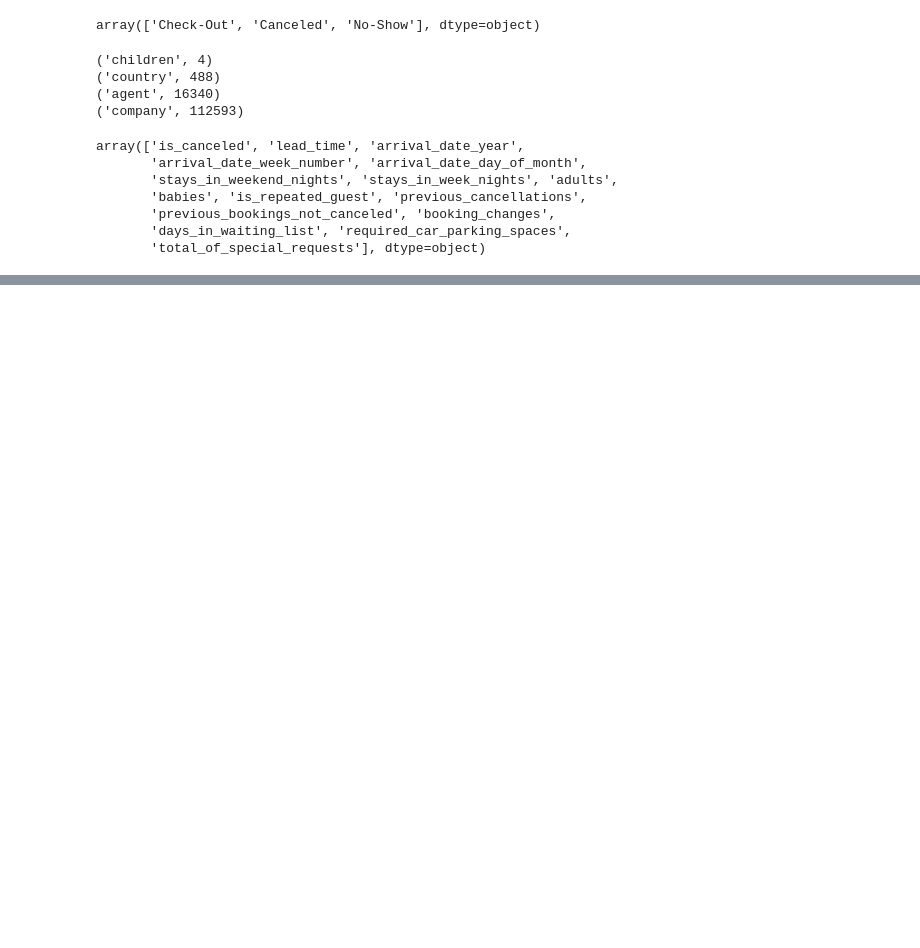
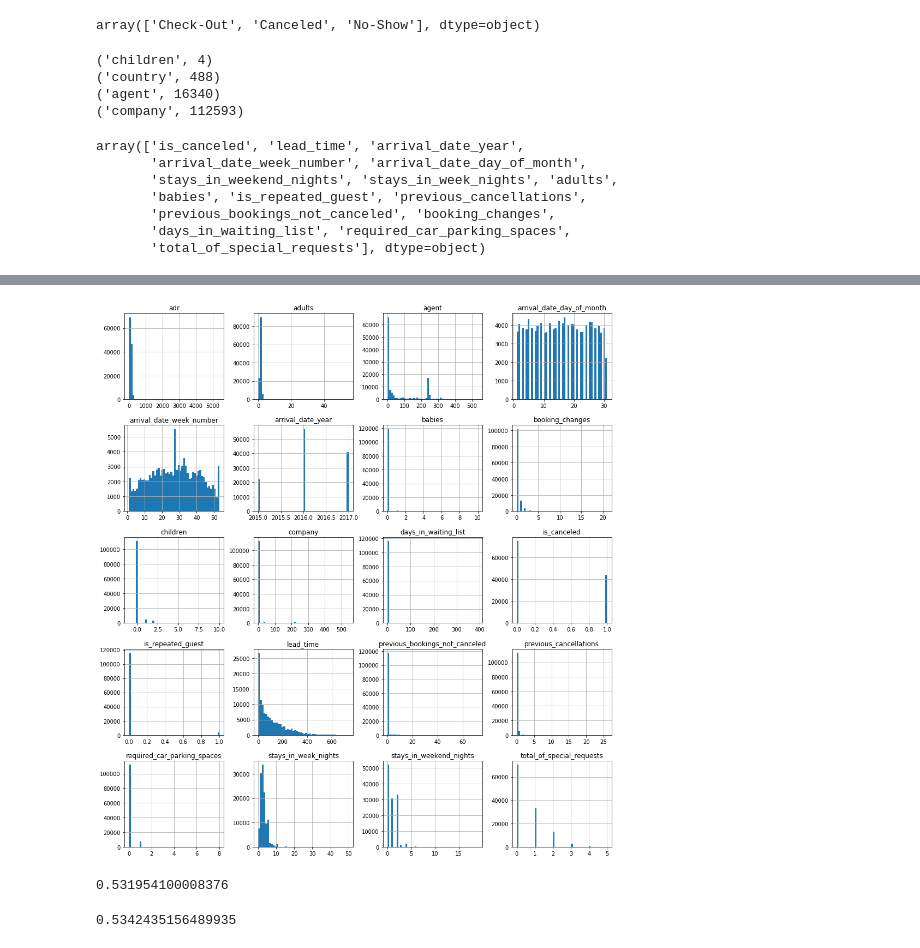
Before and after one commit to JusiaJusia/Machine_Learning, a Jupyter notebook: Dataset preparation .ipynb, the cells around one changed output, grey strips where cells are left out. Saved outputs shown, nothing was run; the diff lists cells and outputs as text; code cells hidden in the pictures; blank space fills up the shorter version.

Commit message:
data visualization code

```diff
--- a/Dataset preparation .ipynb
+++ b/Dataset preparation .ipynb
@@ -112,5 +144,5 @@ sns.pairplot(dataset[feats], height = 5.5, hue = 'is_canceled')
 # %%
-#cat_feats = dataset.select_dtypes(include=[np.object]).columns
+cat_feats = dataset.select_dtypes(include=[np.object]).columns
 
-#for cat_feat in cat_feats:
-    #dataset['{0}_cat'.format(cat_feat)] = pd.factorize( dataset[cat_feat] )[0]
+for cat_feat in cat_feats:
+    dataset['{0}_cat'.format(cat_feat)] = pd.factorize( dataset[cat_feat] )[0]
@@ -116,0 +159,4 @@ sns.pairplot(dataset[feats], height = 5.5, hue = 'is_canceled')
+# %%
+dataset.iloc[:,:].hist(figsize=(16,18),bins=50);
+# %% [output]
+[figure, added]
@@ -116,0 +176,14 @@ sns.pairplot(dataset[feats], height = 5.5, hue = 'is_canceled')
+# %%
+X = dataset[feats].values
+y = dataset['is_canceled']
+
+modeling(DummyClassifier(), X, y, test_size=0.3)
+# %% [output]
+0.531954100008376
+# %%
+X = dataset[feats1].values
+y = dataset['is_canceled']
+
+modeling(DummyClassifier(), X, y, test_size=0.3)
+# %% [output]
+0.5342435156489935
```
Also changed, not shown: parts of 7 cells of this notebook.
